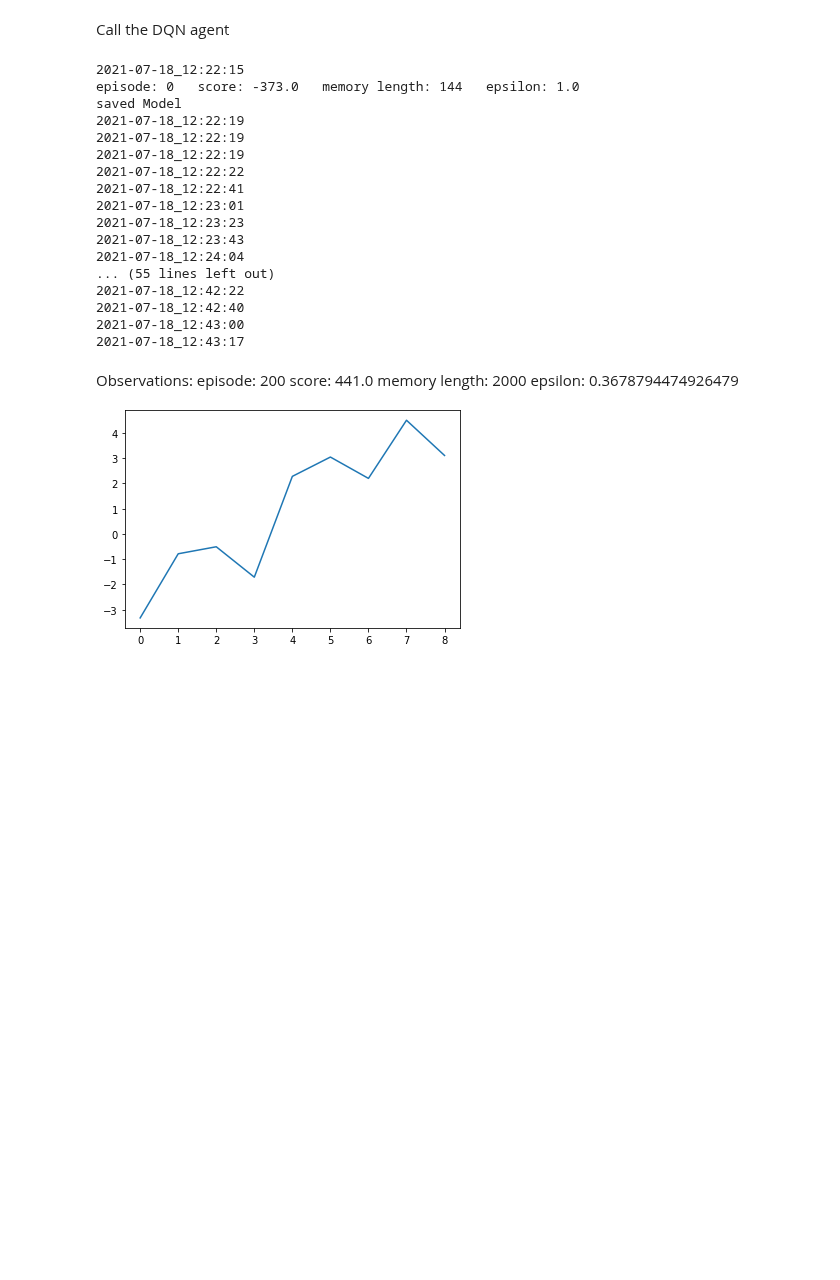
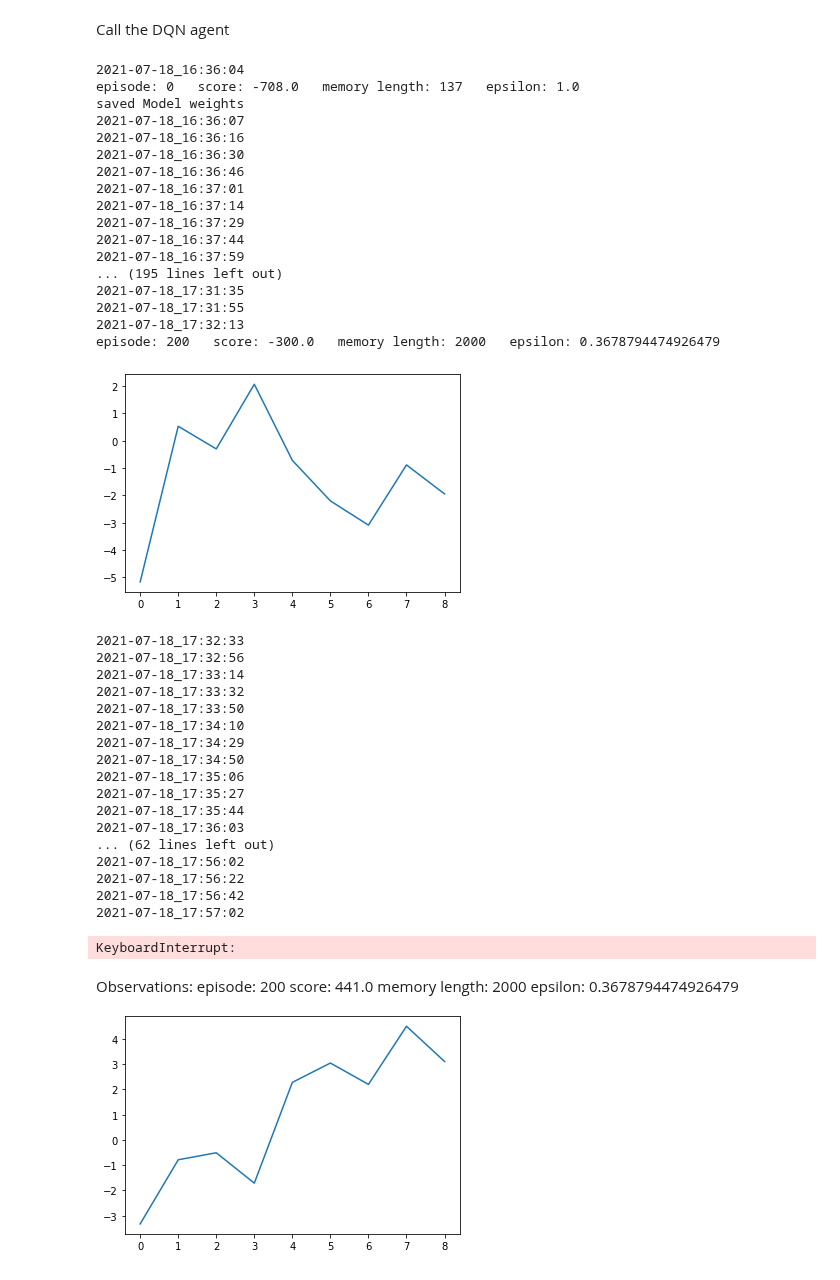
Before and after one commit to ManishaGDas/RL_CabDriverMaxProfit, a Jupyter notebook: RL_CabDriverMaxProfit_Agent_V1.ipynb, the cells around one changed output. Saved outputs shown, nothing was run; the diff lists cells and outputs as text; code cells hidden in the pictures; blank space fills up the shorter version.

```diff
--- a/RL_CabDriverMaxProfit_Agent_V1.ipynb
+++ b/RL_CabDriverMaxProfit_Agent_V1.ipynb
@@ -154,7 +154,7 @@ class DQNAgent:
         self.epsilon_decay = 0.005
         self.epsilon_min = 0.00000001
 
-        self.batch_size = 500
+        self.batch_size = 250
         # create replay memory using deque
         self.memory = deque(maxlen=2000)
 
@@ -169,7 +169,10 @@ class DQNAgent:
     def build_model(self):
         model = Sequential()
         # Write your code here: Add layers to your neural nets
-        model.add(Dense(32,activation='relu',input_dim= self.state_size, kernel_initializer='he_uniform'))
+        model.add(Dense(256,activation='relu',input_dim= self.state_size, kernel_initializer='he_uniform'))
+        model.add(Dense(256,activation='relu', kernel_initializer='he_uniform'))
+        model.add(Dense(128,activation='relu', kernel_initializer='he_uniform'))
+        model.add(Dense(64,activation='relu', kernel_initializer='he_uniform'))
         model.add(Dense(32,activation='relu', kernel_initializer='he_uniform'))
         model.add(Dense(self.action_size,activation='linear', kernel_initializer='he_uniform'))
 
@@ -324,7 +327,7 @@ avg_reward = []
 total_reward  = []
 # %%
 
-Episodes = 1000
+Episodes = 2000
 for episode in range(0,Episodes):
 
     # tracking total rewards, step count
@@ -344,53 +347,74 @@ for episode in range(0,Episodes):
         # save the sample <s, a, r, s'> to the replay memory
         agent.append_sample(state, action, reward, next_state, terminal_state)
 
         # every time step do the training
         agent.train_model()
         tot_reward += reward
         state = next_state
         step_count += 1
 
         # Store the rewards
         if terminal_state and episode % 25 ==0:
             avg_reward.append(tot_reward/step_count)
             total_reward.append(tot_reward)
             print("episode:", episode, "  score:", tot_reward, "  memory length:",
                       len(agent.memory), "  epsilon:", epsilon)
 
     if episode % 250 == 0:
         t_stamp = time.strftime("%Y-%m-%d_%H:%M:%S")
-        agent.save(path+"/cab_driver{}.h5".format(t_stamp))
-        # agent.save_model_weights(path+"/cab_driver_model_weights{}.h5".format(t_stamp))
+#         agent.save(path+"/cab_driver{}.h5".format(t_stamp))
+        agent.save_model_weights(path+"/cab_driver_model_weights{}.h5".format(t_stamp))
         # agent.save_model_weights(path+"/cab_driver_model_weights.h5")
 
     if episode % 25 == 0:   #every 2000th episode
         # t_stamp = time.strftime("%Y-%m-%d_%H:%M:%S")
         save_obj(avg_reward, 'Rewards')
         save_tracking_states()
         save_obj(states_track,'States_tracked')
 
 
-    if episode % 200 == 0 and episode !=0:
+    if episode % 100 == 0 and episode !=0:
+        t_stamp = time.strftime("%Y-%m-%d_%H:%M:%S")
         plt.plot(list(range(len(avg_reward))), avg_reward)
+        plt.savefig(path+'avg_reward_plot{}.png'.format(t_stamp))
         plt.show()
 # %% [output]
-2021-07-18_12:22:15
-episode: 0   score: -373.0   memory length: 144   epsilon: 1.0
-saved Model
-2021-07-18_12:22:19
-2021-07-18_12:22:19
-2021-07-18_12:22:19
-2021-07-18_12:22:22
-2021-07-18_12:22:41
-2021-07-18_12:23:01
-2021-07-18_12:23:23
-2021-07-18_12:23:43
-2021-07-18_12:24:04
-... (55 lines left out)
-2021-07-18_12:42:22
-2021-07-18_12:42:40
-2021-07-18_12:43:00
-2021-07-18_12:43:17
+2021-07-18_16:36:04
+episode: 0   score: -708.0   memory length: 137   epsilon: 1.0
+saved Model weights
+2021-07-18_16:36:07
+2021-07-18_16:36:16
+2021-07-18_16:36:30
+2021-07-18_16:36:46
+2021-07-18_16:37:01
+2021-07-18_16:37:14
+2021-07-18_16:37:29
+2021-07-18_16:37:44
+2021-07-18_16:37:59
+... (195 lines left out)
+2021-07-18_17:31:35
+2021-07-18_17:31:55
+2021-07-18_17:32:13
+episode: 200   score: -300.0   memory length: 2000   epsilon: 0.3678794474926479
+[figure, added]
+2021-07-18_17:32:33
+2021-07-18_17:32:56
+2021-07-18_17:33:14
+2021-07-18_17:33:32
+2021-07-18_17:33:50
+2021-07-18_17:34:10
+2021-07-18_17:34:29
+2021-07-18_17:34:50
+2021-07-18_17:35:06
+2021-07-18_17:35:27
+2021-07-18_17:35:44
+2021-07-18_17:36:03
+... (62 lines left out)
+2021-07-18_17:56:02
+2021-07-18_17:56:22
+2021-07-18_17:56:42
+2021-07-18_17:57:02
+KeyboardInterrupt:
 # %% [markdown]
 Observations: episode: 200   score: 441.0   memory length: 2000   epsilon: 0.3678794474926479
 
```
Also changed, not shown: parts of 1 cell of this notebook.
